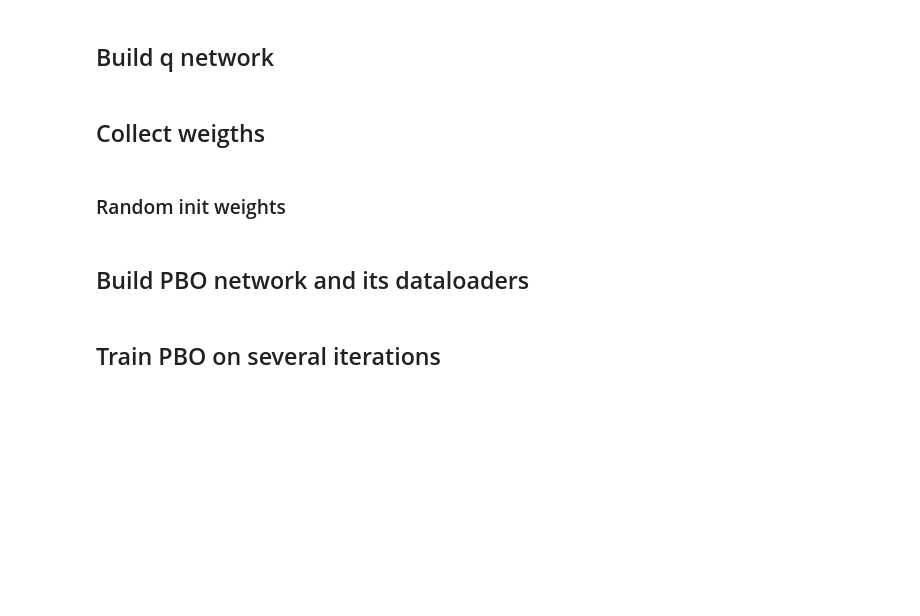
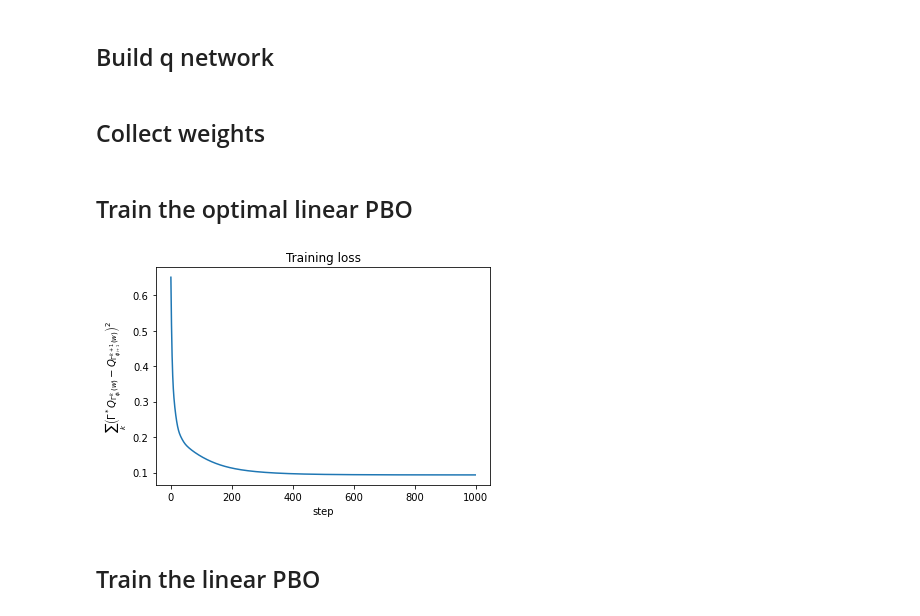
Before and after one commit to theovincent/PBO, a Jupyter notebook: pbo_lqr.ipynb, the cells around one changed output. Drawn from its saved outputs; the diff is of its cells as text; code cells hidden in the pictures; blank space fills up the shorter version.

```diff
--- a/pbo_lqr.ipynb
+++ b/pbo_lqr.ipynb
@@ -135,4 +144,2 @@ q = FullyConnectedQ(
 # %% [markdown]
-## Collect weigths
+## Collect weights
-# %% [markdown]
-### Random init weights
@@ -166,2 +145,0 @@ weights_buffer.cast_to_jax_array()
-# %% [markdown]
-## Build PBO network and its dataloaders
@@ -177,2 +146,54 @@ pbo = LinearPBO(pbo_network_key, q, learning_rate, max_bellman_iterations, add_i
+# %%
+from pbo.weights_collection.weights_buffer import WeightsBuffer
+
+
+weights_buffer = WeightsBuffer()
+
+while len(weights_buffer) < n_weights:
+    weights = q.random_init_weights()
+    if not filtering_weights or q.to_params(weights)["Theoretical3DQNet"]["m"] < 0 - 0.1:
+        weights_buffer.add(weights)
+
+weights_buffer.cast_to_jax_array()
+# %% [markdown]
+## Train the optimal linear PBO
+# %%
+import matplotlib.pyplot as plt
+
+from pbo.networks.learnable_pbo import LinearPBOOnWeights
+from pbo.networks.optimal_pbo import OptimalLQRPBO
+from pbo.sample_collection.dataloader import SampleDataLoader
+from pbo.weights_collection.dataloader import WeightsDataLoader
+
+
+data_loader_samples = SampleDataLoader(replay_buffer, batch_size_samples, shuffle_key)
+data_loader_weights = WeightsDataLoader(weights_buffer, batch_size_weights, shuffle_key)
+
+pbo_optimal = OptimalLQRPBO(q, max_bellman_iterations, add_infinity, env.A[0, 0], env.B[0, 0], env.Q[0, 0], env.R[0, 0], env.S[0, 0], env.P[0, 0])
+pbo_on_weights = LinearPBOOnWeights(q, max_bellman_iterations, add_infinity, pbo_network_key, learning_rate_optimal_linear, pbo_optimal)
+importance_iteration = jnp.ones(max_bellman_iterations + 1)
+
+l2_losses = np.ones(training_steps * fitting_steps) * np.nan
+
+for step in range(training_steps * fitting_steps):
+    cumulative_l2_loss = 0
+
+    data_loader_weights.shuffle()
+    for batch_weights in data_loader_weights:
+        pbo_on_weights.params, pbo_on_weights.optimizer_state, l2_loss = pbo_on_weights.learn_on_batch_on_weights(
+            pbo_on_weights.params, pbo_on_weights.optimizer_state, batch_weights, importance_iteration
+        )
+        cumulative_l2_loss += l2_loss
+
+    l2_losses[step] = cumulative_l2_loss
+
+
+plt.plot(l2_losses)
+plt.xlabel("step")
+plt.ylabel(r"$\sum_{k} \left(\Gamma^*Q_{\Gamma_{\phi_i}^k(w)} - Q_{\Gamma_{\phi_{i + 1}}^{k + 1}(w)} \right)^2$")
+plt.title("Training loss")
+plt.show()
+# %% [output]
+[figure, added]
 # %% [markdown]
-## Train PBO on several iterations
+## Train the linear PBO
```
Also changed, not shown: parts of 21 cells of this notebook, 10 other files.
